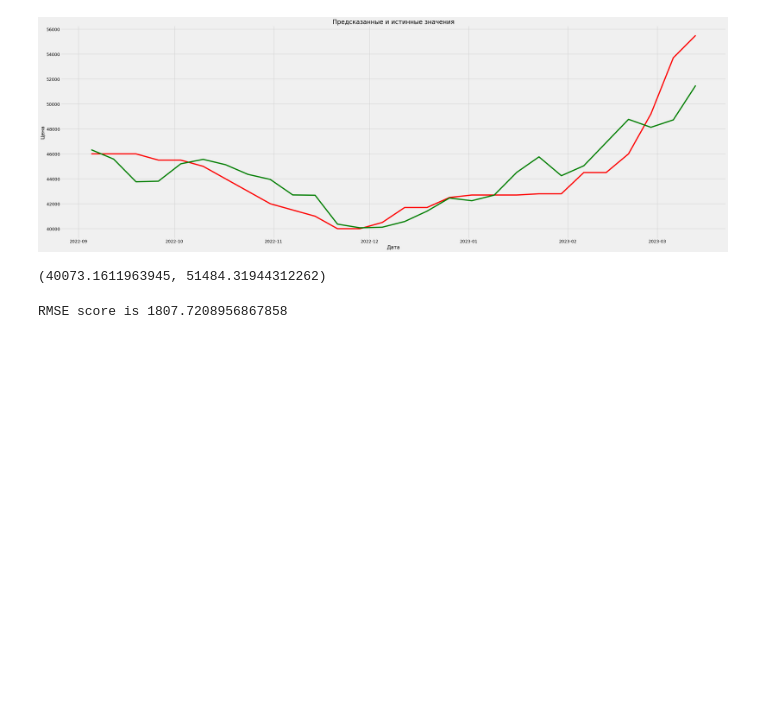
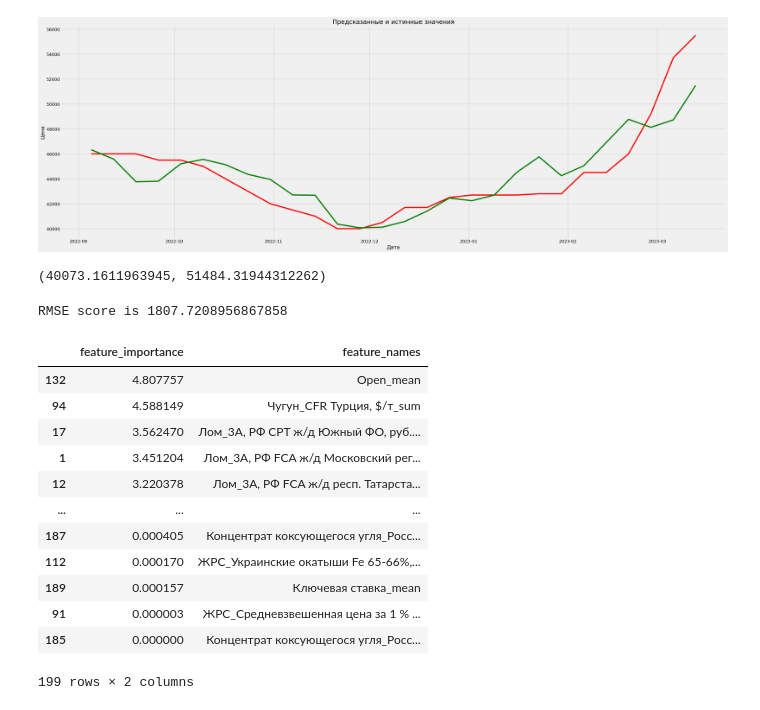
Before and after one commit to VladKhv/plane, a Jupyter notebook: train.ipynb, the cells around one changed output. Saved outputs shown, nothing was run; the diff lists cells and outputs as text; code cells hidden in the pictures; blank space fills up the shorter version.

```diff
--- a/train.ipynb
+++ b/train.ipynb
@@ -564,3 +564,21 @@ target_df["predict_target"].min(), target_df["predict_target"].max()
 print(f'RMSE score is {np.sqrt(mean_squared_error(target_df["Цена на арматуру"], target_df["predict_target"]))}')
 # %% [output]
 RMSE score is 1807.7208956867858
+# %%
+pd.DataFrame({'feature_importance': model.get_feature_importance(),
+              'feature_names': use}).sort_values(by=['feature_importance'],
+                                                           ascending=False)
+# %% [output]
+|  | feature_importance | feature_names |
+| 132 | 4.807757 | Open_mean |
+| 94 | 4.588149 | Чугун_CFR Турция, $/т_sum |
+| 17 | 3.562470 | Лом_3А, РФ CPT ж/д Южный ФО, руб.... |
+| 1 | 3.451204 | Лом_3А, РФ FCA ж/д Московский рег... |
+| 12 | 3.220378 | Лом_3А, РФ FCA ж/д респ. Татарста... |
+| ... | ... | ... |
+| 187 | 0.000405 | Концентрат коксующегося угля_Росс... |
+| 112 | 0.000170 | ЖРС_Украинские окатыши Fe 65-66%,... |
+| 189 | 0.000157 | Ключевая ставка_mean |
+| 91 | 0.000003 | ЖРС_Средневзвешенная цена за 1 % ... |
+| 185 | 0.000000 | Концентрат коксующегося угля_Росс... |
+199 rows × 2 columns
```
Also changed, not shown: parts of 32 cells of this notebook.
